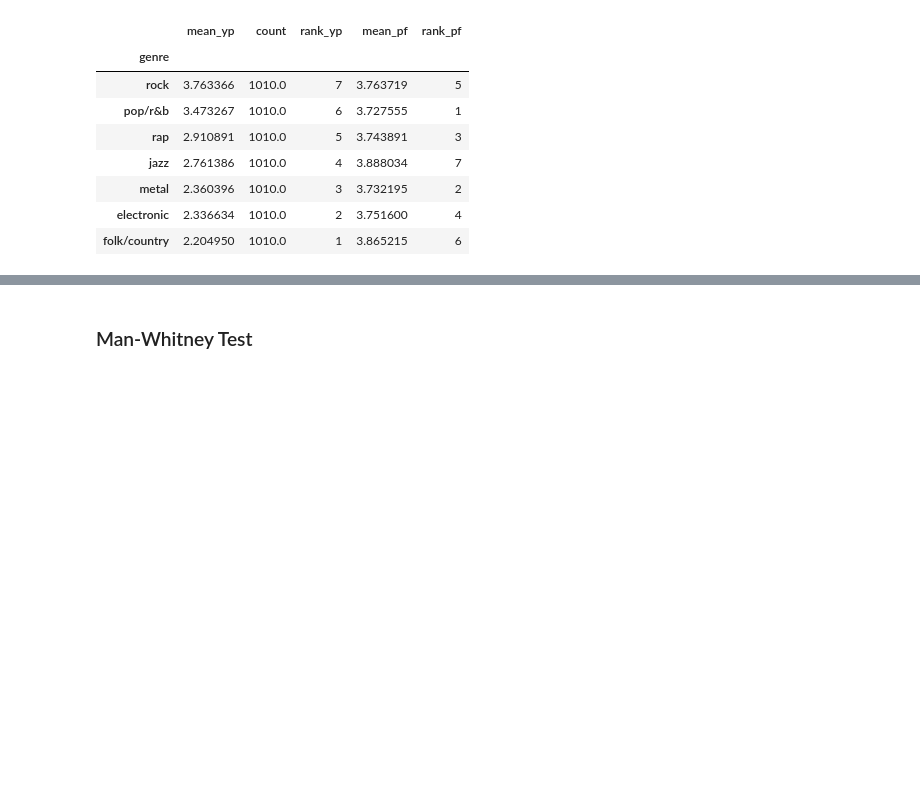
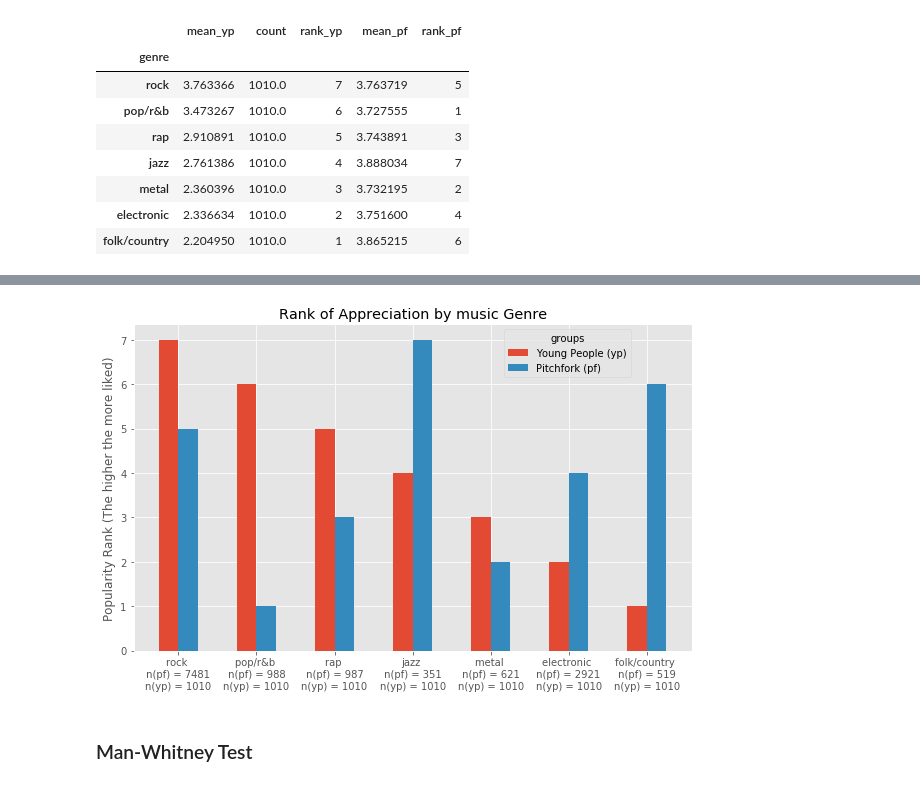
Before and after one commit to Pietrassyk/MusicPreferences_project3, a Jupyter notebook: Project_3.ipynb, the cells around one changed output, grey strips where cells are left out. Cells and saved outputs as stored; diff of their text form; code cells hidden in the pictures; blank space fills up the shorter version.

```diff
--- a/Project_3.ipynb
+++ b/Project_3.ipynb
@@ -264,3 +278,16 @@ plt.show()
+# %%
+plt.style.use("ggplot")
+fig = plt.figure(figsize = (10,6))
+pos = np.asarray(list(range(7)))
+plt.bar(pos - 0.125,agg["rank_yp"],width=0.25)
+plt.bar(pos + 0.125,agg["rank_pf"], width=0.25)
+plt.xticks(pos, [f"{genre} \n n(pf) = {pf_ns.loc[genre]} \nn(yp) = {len(yp_music_df)}" for genre in agg.index])
+plt.title("Rank of Appreciation by music Genre")
+plt.ylabel("Popularity Rank (The higher the more liked)")
+plt.legend(title = "groups", loc = "upper right", labels = ["Young People (yp)","Pitchfork (pf)"], bbox_to_anchor=(0.9,1))
+plt.show()
+# %% [output]
+[figure, added]
 # %% [markdown]
 ### Man-Whitney Test
 # %%
```
Also changed, not shown: parts of 14 cells of this notebook, 6 other files.
